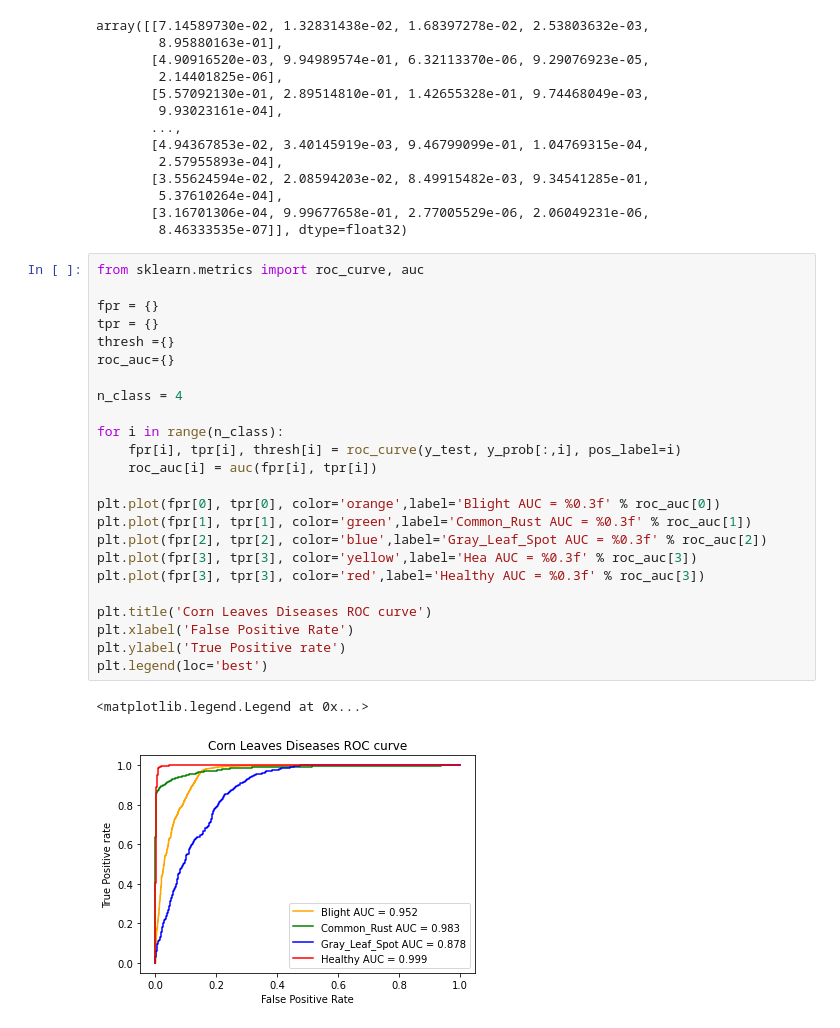
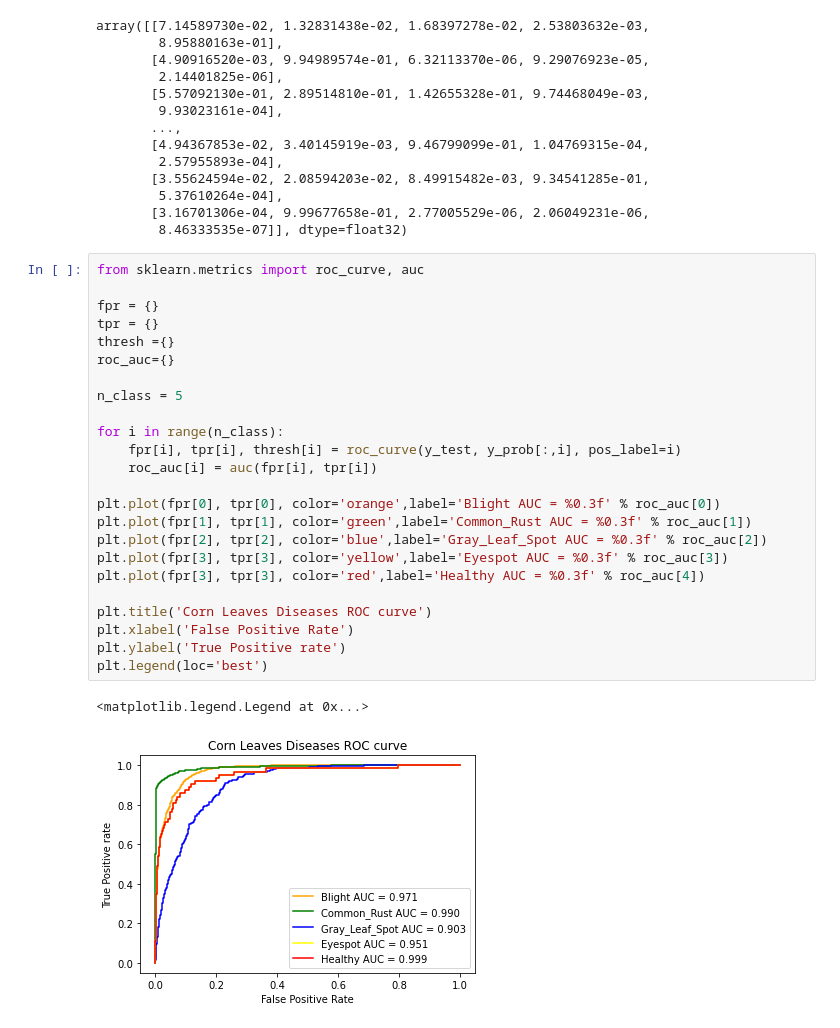
Before and after one commit to Rakibuz/Corn-Leaf-Disease-Detection-Using-CNN, a Jupyter notebook: Corn_Disease_Detection_Model.ipynb, the cells around one changed output. Saved outputs shown, nothing was run; the diff lists cells and outputs as text.

```diff
--- a/Corn_Disease_Detection_Model.ipynb
+++ b/Corn_Disease_Detection_Model.ipynb
@@ -280,30 +280,30 @@ array([[7.14589730e-02, 1.32831438e-02, 1.68397278e-02, 2.53803632e-03,
 # %%
 from sklearn.metrics import roc_curve, auc
 
 fpr = {}
 tpr = {}
 thresh ={}
 roc_auc={}
 
-n_class = 4
+n_class = 5
 
 for i in range(n_class):
     fpr[i], tpr[i], thresh[i] = roc_curve(y_test, y_prob[:,i], pos_label=i)
     roc_auc[i] = auc(fpr[i], tpr[i])
 
 plt.plot(fpr[0], tpr[0], color='orange',label='Blight AUC = %0.3f' % roc_auc[0])
 plt.plot(fpr[1], tpr[1], color='green',label='Common_Rust AUC = %0.3f' % roc_auc[1])
 plt.plot(fpr[2], tpr[2], color='blue',label='Gray_Leaf_Spot AUC = %0.3f' % roc_auc[2])
-plt.plot(fpr[3], tpr[3], color='yellow',label='Hea AUC = %0.3f' % roc_auc[3])
-plt.plot(fpr[3], tpr[3], color='red',label='Healthy AUC = %0.3f' % roc_auc[3])
+plt.plot(fpr[3], tpr[3], color='yellow',label='Eyespot AUC = %0.3f' % roc_auc[3])
+plt.plot(fpr[3], tpr[3], color='red',label='Healthy AUC = %0.3f' % roc_auc[4])
 
 plt.title('Corn Leaves Diseases ROC curve')
 plt.xlabel('False Positive Rate')
 plt.ylabel('True Positive rate')
 plt.legend(loc='best')
 # %% [output]
 <matplotlib.legend.Legend at 0x...>
-[figure, old version]
+[figure, new version]
 # %%
 from sklearn.metrics import confusion_matrix
 
```
Also changed, not shown: parts of 1 cell of this notebook.
